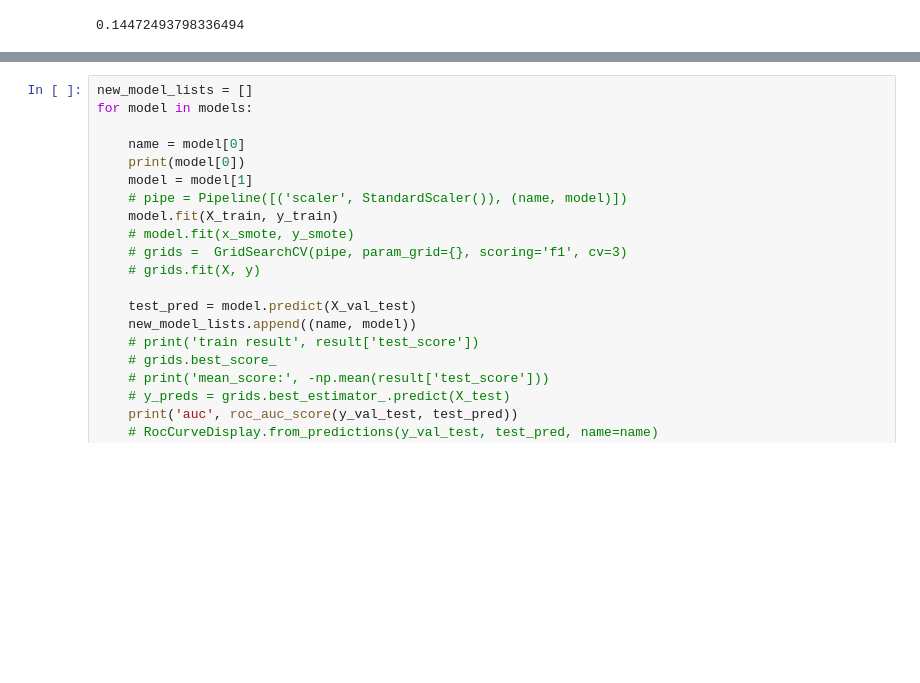
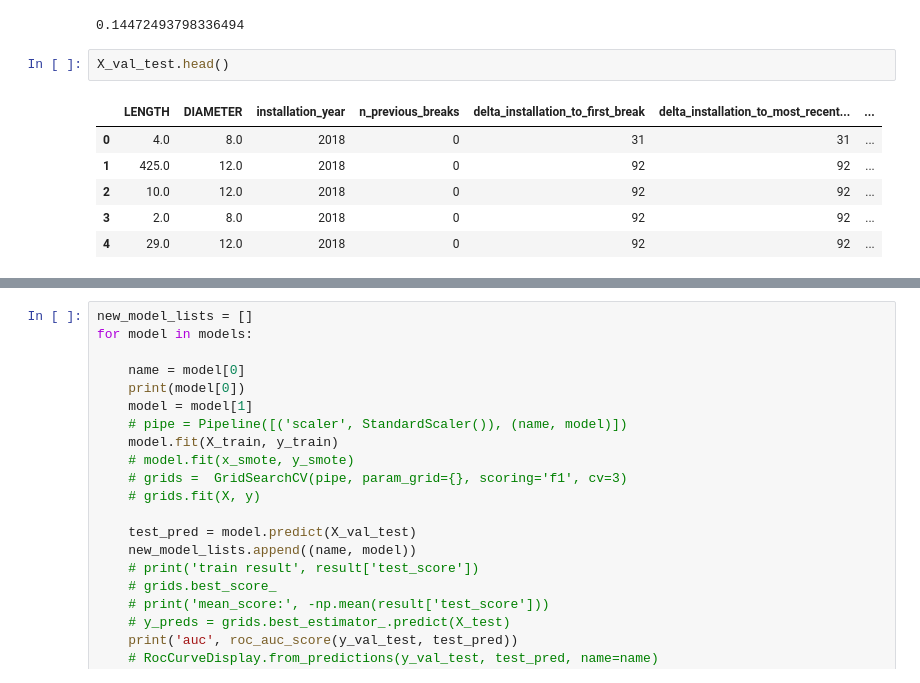
Before and after one commit to theuerc/ann_arbor_watermain_break_predictions, a Jupyter notebook: models/02_models.ipynb, the cells around one changed output, grey strips where cells are left out. Drawn from its saved outputs; the diff is of its cells as text; blank space fills up the shorter version.

```diff
--- a/models/02_models.ipynb
+++ b/models/02_models.ipynb
@@ -571,3 +571,12 @@ average_precision_score(actual, preddy, average='weighted')
 # y_probs_list[2]
 # %% [output]
 0.14472493798336494
+# %%
+X_val_test.head()
+# %% [output]
+|  | LENGTH | DIAMETER | installation_year | n_previous_breaks | delta_installation_to_first_break | delta_installation_to_most_recent... | ... |
+| 0 | 4.0 | 8.0 | 2018 | 0 | 31 | 31 | ... |
+| 1 | 425.0 | 12.0 | 2018 | 0 | 92 | 92 | ... |
+| 2 | 10.0 | 12.0 | 2018 | 0 | 92 | 92 | ... |
+| 3 | 2.0 | 8.0 | 2018 | 0 | 92 | 92 | ... |
+| 4 | 29.0 | 12.0 | 2018 | 0 | 92 | 92 | ... |
```
Also changed, not shown: parts of 4 cells of this notebook, 1 other file.
